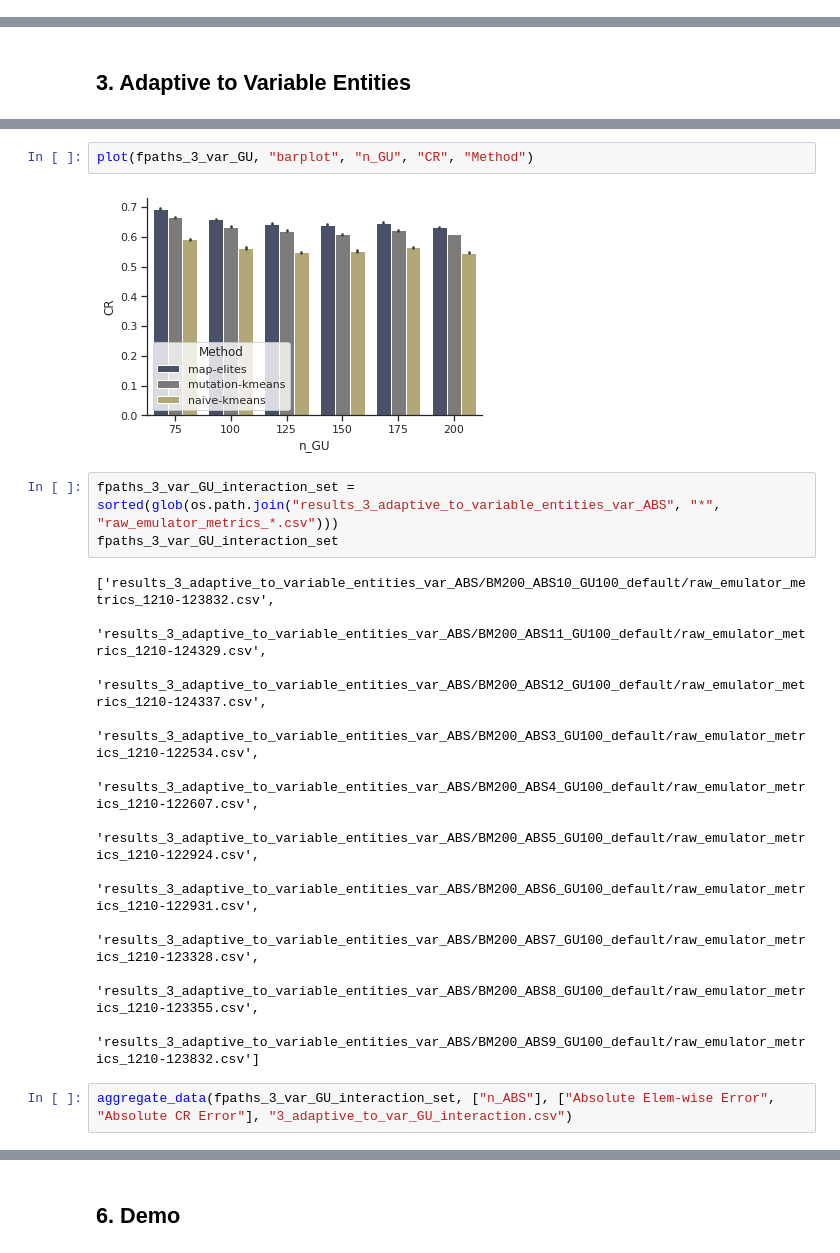
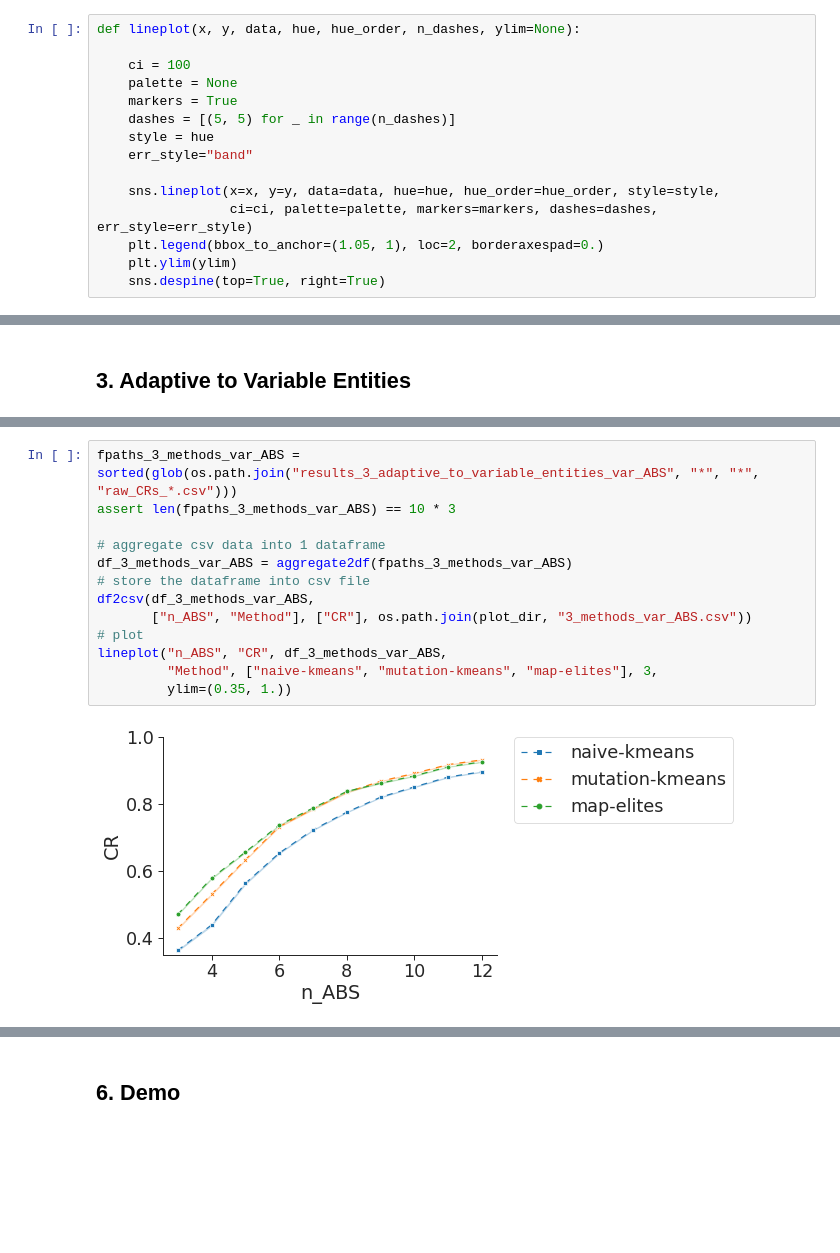
Before and after one commit to HAXRD/1120, a Jupyter notebook: plots.ipynb, the cells around one changed output, grey strips where cells are left out. Saved outputs shown, nothing was run; the diff lists cells and outputs as text; blank space fills up the shorter version.

```diff
--- a/plots.ipynb
+++ b/plots.ipynb
@@ -41,0 +42,15 @@ def aggregate_data(fpaths, group_labels, selection_labels, output_fpath):
+# %%
+def lineplot(x, y, data, hue, hue_order, n_dashes, ylim=None):
+
+    ci = 100
+    palette = None
+    markers = True
+    dashes = [(5, 5) for _ in range(n_dashes)]
+    style = hue
+    err_style="band"
+
+    sns.lineplot(x=x, y=y, data=data, hue=hue, hue_order=hue_order, style=style,
+                 ci=ci, palette=palette, markers=markers, dashes=dashes, err_style=err_style)
+    plt.legend(bbox_to_anchor=(1.05, 1), loc=2, borderaxespad=0.)
+    plt.ylim(ylim)
+    sns.despine(top=True, right=True)
@@ -171,20 +153,15 @@ fpaths_3_var_GU
-# %%
-plot(fpaths_3_var_GU, "barplot", "n_GU", "CR", "Method")
-# %% [output]
-[figure, removed]
-# %%
-fpaths_3_var_GU_interaction_set = sorted(glob(os.path.join("results_3_adaptive_to_variable_entities_var_ABS", "*", "raw_emulator_metrics_*.csv")))
-fpaths_3_var_GU_interaction_set
-# %% [output]
-['results_3_adaptive_to_variable_entities_var_ABS/BM200_ABS10_GU100_default/raw_emulator_metrics_1210-123832.csv',
- 'results_3_adaptive_to_variable_entities_var_ABS/BM200_ABS11_GU100_default/raw_emulator_metrics_1210-124329.csv',
- 'results_3_adaptive_to_variable_entities_var_ABS/BM200_ABS12_GU100_default/raw_emulator_metrics_1210-124337.csv',
- 'results_3_adaptive_to_variable_entities_var_ABS/BM200_ABS3_GU100_default/raw_emulator_metrics_1210-122534.csv',
- 'results_3_adaptive_to_variable_entities_var_ABS/BM200_ABS4_GU100_default/raw_emulator_metrics_1210-122607.csv',
- 'results_3_adaptive_to_variable_entities_var_ABS/BM200_ABS5_GU100_default/raw_emulator_metrics_1210-122924.csv',
- 'results_3_adaptive_to_variable_entities_var_ABS/BM200_ABS6_GU100_default/raw_emulator_metrics_1210-122931.csv',
- 'results_3_adaptive_to_variable_entities_var_ABS/BM200_ABS7_GU100_default/raw_emulator_metrics_1210-123328.csv',
- 'results_3_adaptive_to_variable_entities_var_ABS/BM200_ABS8_GU100_default/raw_emulator_metrics_1210-123355.csv',
- 'results_3_adaptive_to_variable_entities_var_ABS/BM200_ABS9_GU100_default/raw_emulator_metrics_1210-123832.csv']
-# %%
-aggregate_data(fpaths_3_var_GU_interaction_set, ["n_ABS"], ["Absolute Elem-wise Error", "Absolute CR Error"], "3_adaptive_to_var_GU_interaction.csv")
+# %%
+fpaths_3_methods_var_ABS = sorted(glob(os.path.join("results_3_adaptive_to_variable_entities_var_ABS", "*", "*", "raw_CRs_*.csv")))
+assert len(fpaths_3_methods_var_ABS) == 10 * 3
+
+# aggregate csv data into 1 dataframe
+df_3_methods_var_ABS = aggregate2df(fpaths_3_methods_var_ABS)
+# store the dataframe into csv file
+df2csv(df_3_methods_var_ABS,
+       ["n_ABS", "Method"], ["CR"], os.path.join(plot_dir, "3_methods_var_ABS.csv"))
+# plot
+lineplot("n_ABS", "CR", df_3_methods_var_ABS,
+         "Method", ["naive-kmeans", "mutation-kmeans", "map-elites"], 3,
+         ylim=(0.35, 1.))
+# %% [output]
+[figure, added]
```
Also changed, not shown: parts of 50 cells of this notebook, 13 other files.
